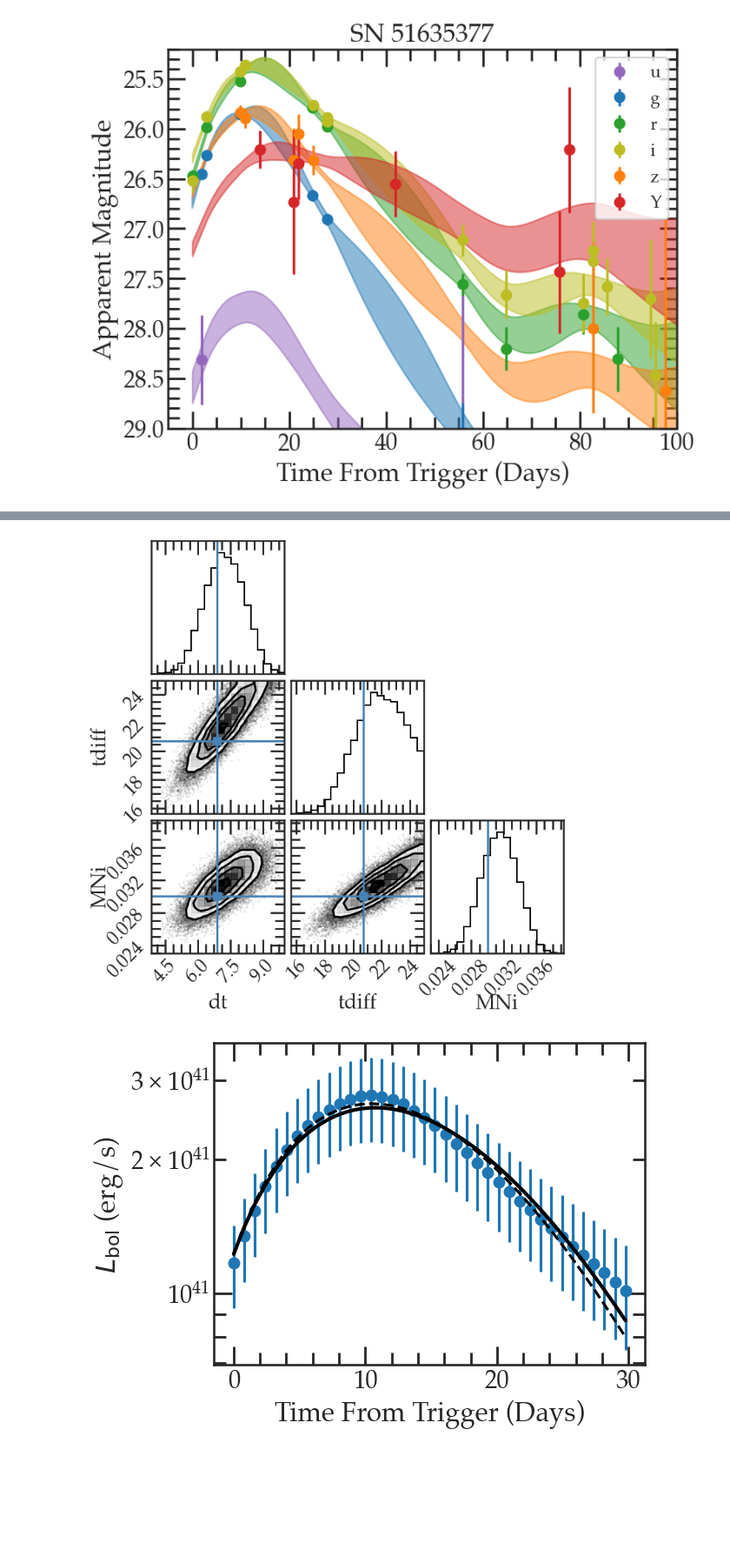
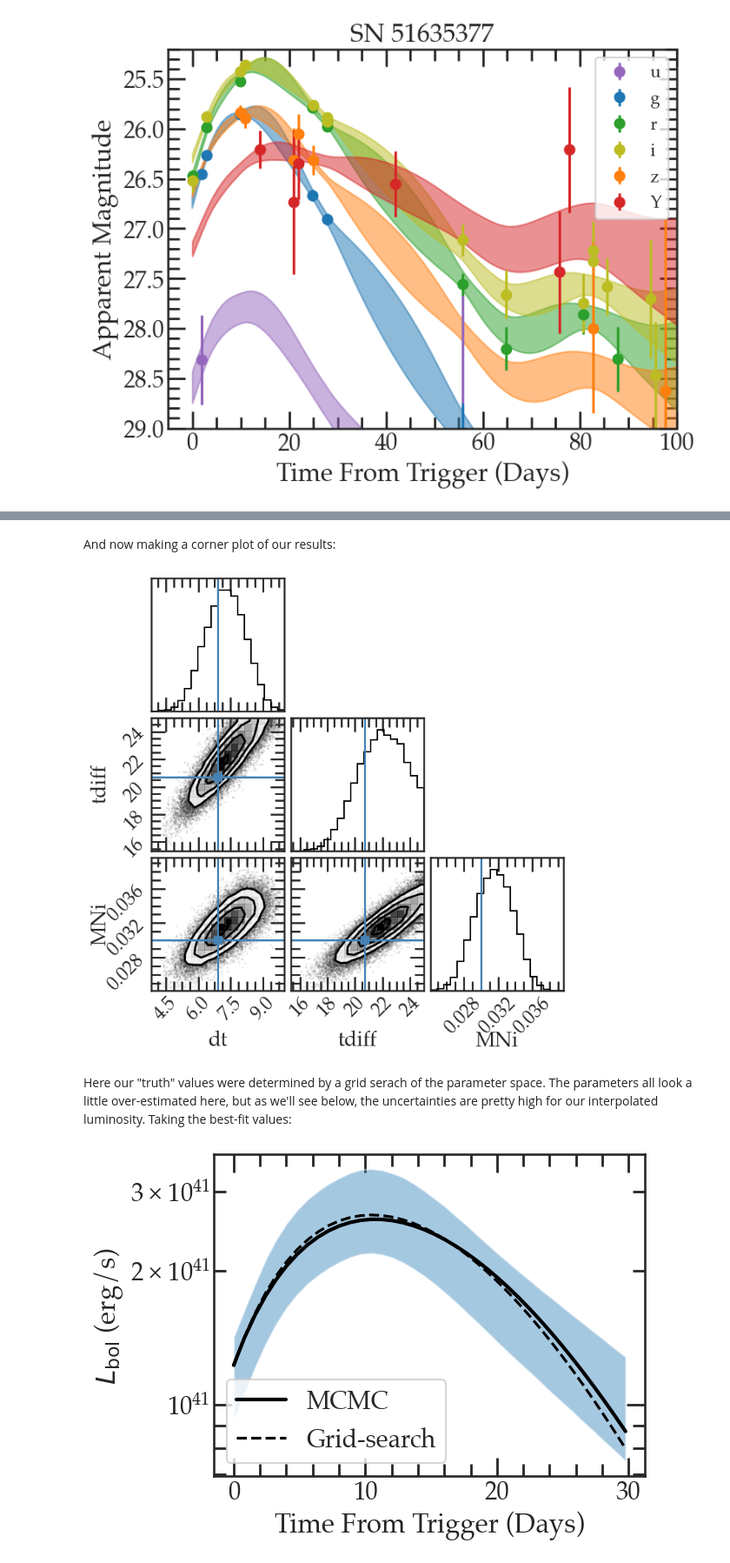
Before and after one commit to LSSTDESC/MALTS, a Jupyter notebook: HackDay_Feb2023/sprintWeek_lightcurve.ipynb, the cells around one changed output, grey strips where cells are left out. Shown at 87% size. Drawn from its saved outputs; the diff is of its cells as text; code cells hidden in the pictures; blank space fills up the shorter version.

```diff
--- a/HackDay_Feb2023/sprintWeek_lightcurve.ipynb
+++ b/HackDay_Feb2023/sprintWeek_lightcurve.ipynb
@@ -50,19 +60,21 @@ df = pd.read_json("ELAsTiCC_SNe_5k.json")
 #Plot one supernova across all bands
 zp = 31.5
 
-t0 = df['MJD_TRIGGER'].values[15]
-t = np.array(df['MJD'].values[15]) - t0
-mag = np.array(df['MAG'].values[15])
-magerr = np.array(df['MAGERR'].values[15])
+chosen_idx = 15
+
+t0 = df['MJD_TRIGGER'].values[chosen_idx]
+t = np.array(df['MJD'].values[chosen_idx]) - t0
+mag = np.array(df['MAG'].values[chosen_idx])
+magerr = np.array(df['MAGERR'].values[chosen_idx])
 
 #floor the values that are missing
 magerr[magerr == None] = 1.0
 mag[mag == None] = zp
 
-bands = np.array(df['Filter'].values[15])
-photo_z = df['HOSTGAL_PHOTOZ'].values[15]
-mwebv = df['MWEBV'].values[15]
-name = df['SNID'].values[15]
+bands = np.array(df['Filter'].values[chosen_idx])
+photo_z = df['HOSTGAL_PHOTOZ'].values[chosen_idx]
+mwebv = df['MWEBV'].values[chosen_idx]
+name = df['SNID'].values[chosen_idx]
 
 band_list = 'ugrizY'
 
@@ -151,7 +171,6 @@ def log_likelihood(theta, tobs, yobs, yerr):
     dt, tdiff, MNi = theta
     return -0.5 * np.sum((yobs - L(tobs+dt, tdiff, MNi)) ** 2 / yerr**2)
 
-#assume flat priors on temp and Radius
 def log_prior(theta):
     dt, tdiff, MNi = theta
     if 0 < dt < 10 and 7 < tdiff < 25 and 1.e-2 < MNi < 1.e-1:
@@ -165,8 +184,8 @@ def log_probability(theta, t, y, yerr):
     return lp + log_likelihood(theta, t, y, yerr)
 
 dt = 0.0 #days
-tdiff = 9. #days
-MNi = 0.03 #Msol
+tdiff = 10. #days
+MNi = 0.05 #Msol
 theta = [dt, tdiff, MNi]
 
 #take the first interpolated observation
@@ -210,3 +231,5 @@ axes[-1].set_xlabel("step number");
+# %% [markdown]
+And now making a corner plot of our results:
 # %%
 flat_samples = sampler.get_chain(discard=300, thin=15, flat=True)
 
@@ -214,18 +237,21 @@ fig = corner.corner(
     flat_samples, labels=labels, truths=[6.9, 20.7, 0.03]
 );
 # %% [output]
-[figure, old version]
+[figure, new version]
+# %% [markdown]
+Here our "truth" values were determined by a grid serach of the parameter space. The parameters all look a little over-estimated here, but as we'll see below, the uncertainties are pretty high for our interpolated luminosity. Taking the best-fit values:
 # %%
 dt = np.percentile(flat_samples[:, 0], [50])[0]
 tdiff =  np.percentile(flat_samples[:, 1], [50])[0]
 MNi =  np.percentile(flat_samples[:, 2], [50])[0]
 # %%
-plt.plot(t, L(t+dt, tdiff, MNi), zorder=100, lw=3, c='k')
-plt.plot(t, L(t+6.9, 20.7, 0.03), zorder=100, ls='--', c='k')
-plt.errorbar(t, y, yerr, fmt='o')
+plt.plot(t, L(t+dt, tdiff, MNi), zorder=100, lw=3, c='k', label='MCMC')
+plt.plot(t, L(t+6.9, 20.7, 0.03), zorder=100, ls='--', c='k', label='Grid-search')
+plt.fill_between(t, y-yerr, y+yerr, alpha=0.4)
 plt.xlabel("Time From Trigger (Days)")
 plt.ylabel(r"$L_{\rm bol}$ (erg/s)")
-plt.yscale("log")
+plt.yscale("log");
+plt.legend();
 # %% [output]
-[figure, old version]
+[figure, new version]
 # %%
```
Also changed, not shown: parts of 16 cells of this notebook.
